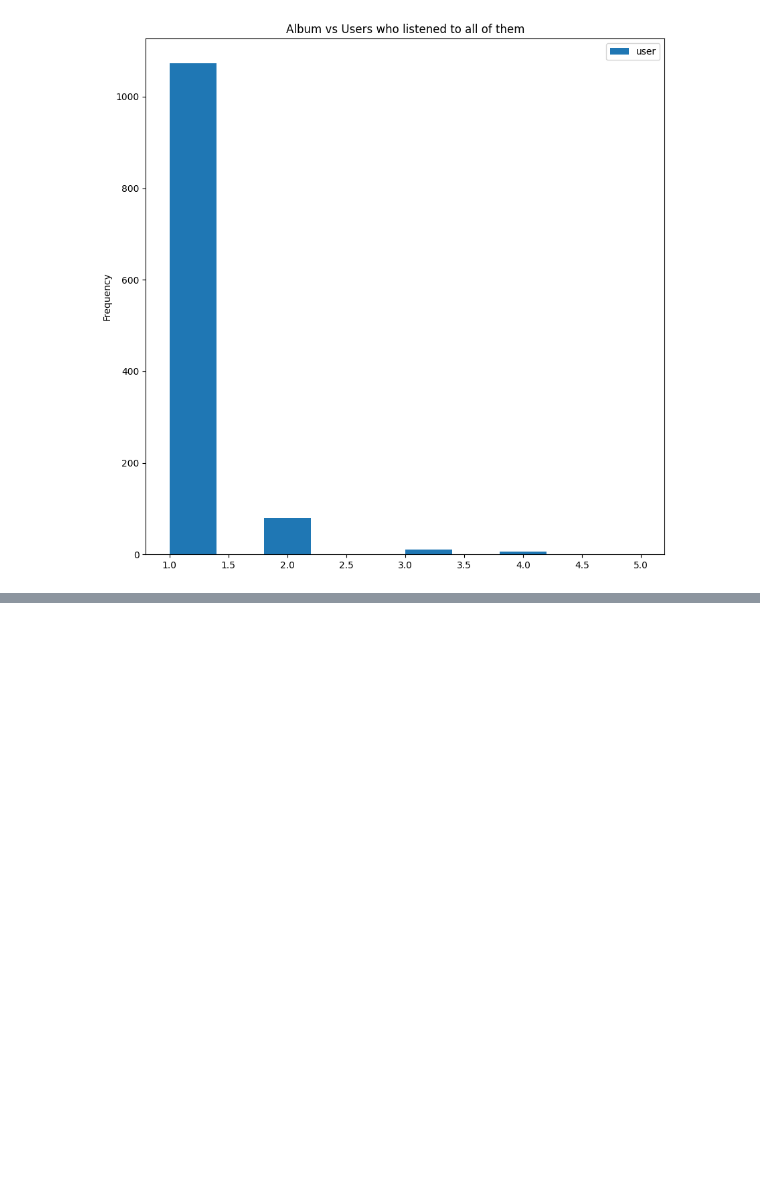
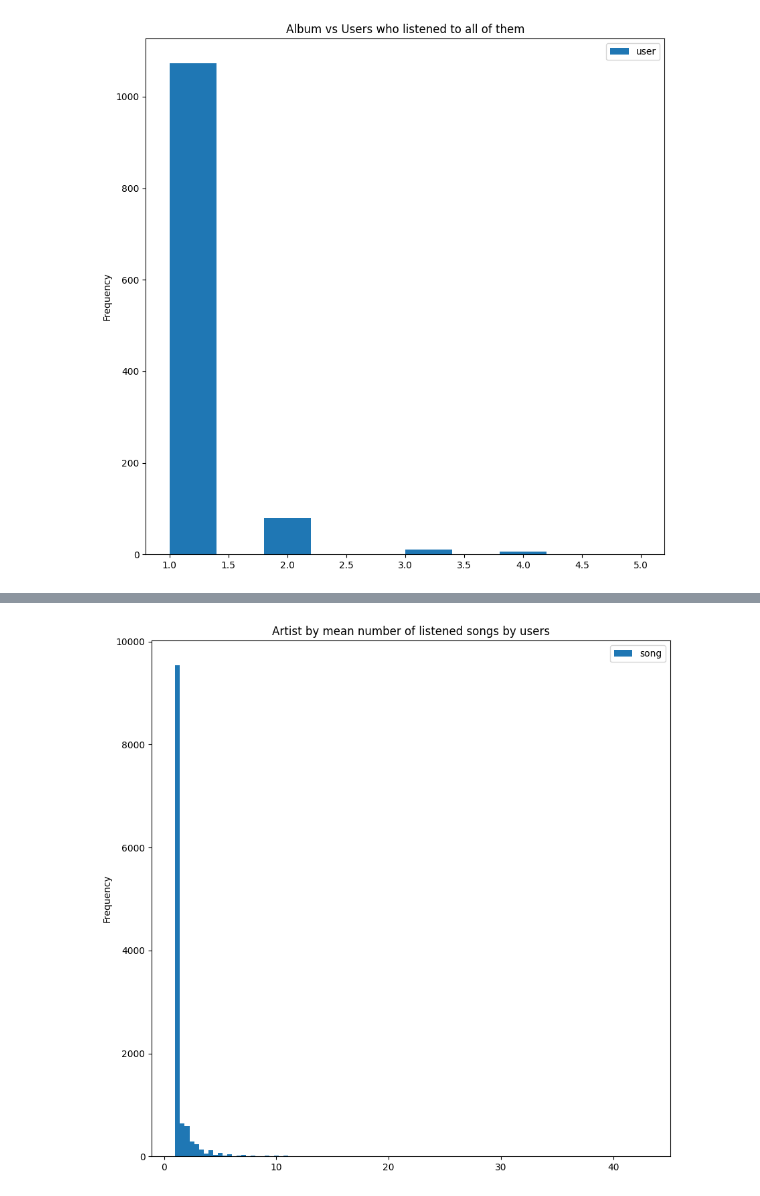
Before and after one commit to csosapezo/song-recommendation-engine, a Jupyter notebook: exploratory-data-analysis.ipynb, the cells around one changed output, grey strips where cells are left out. Saved outputs shown, nothing was run; the diff lists cells and outputs as text; code cells hidden in the pictures; blank space fills up the shorter version.

```diff
--- a/exploratory-data-analysis.ipynb
+++ b/exploratory-data-analysis.ipynb
@@ -194,0 +197,3 @@ ax = album_user_df.plot(
+# %%
+artist_song_df = df.groupby(by=["artist_name", "user"])["song"].count().reset_index().groupby("artist_name")["song"].mean().reset_index().sort_values("song", ascending=False)
+artist_song_df.head()
@@ -194,0 +207,9 @@ ax = album_user_df.plot(
+# %%
+ax = artist_song_df.plot(
+    kind="hist",
+    figsize=(10,10),
+    bins=100,
+    title="Artist by mean number of listened songs by users",
+)
+# %% [output]
+[figure, added]
```
Also changed, not shown: parts of 7 cells of this notebook.
